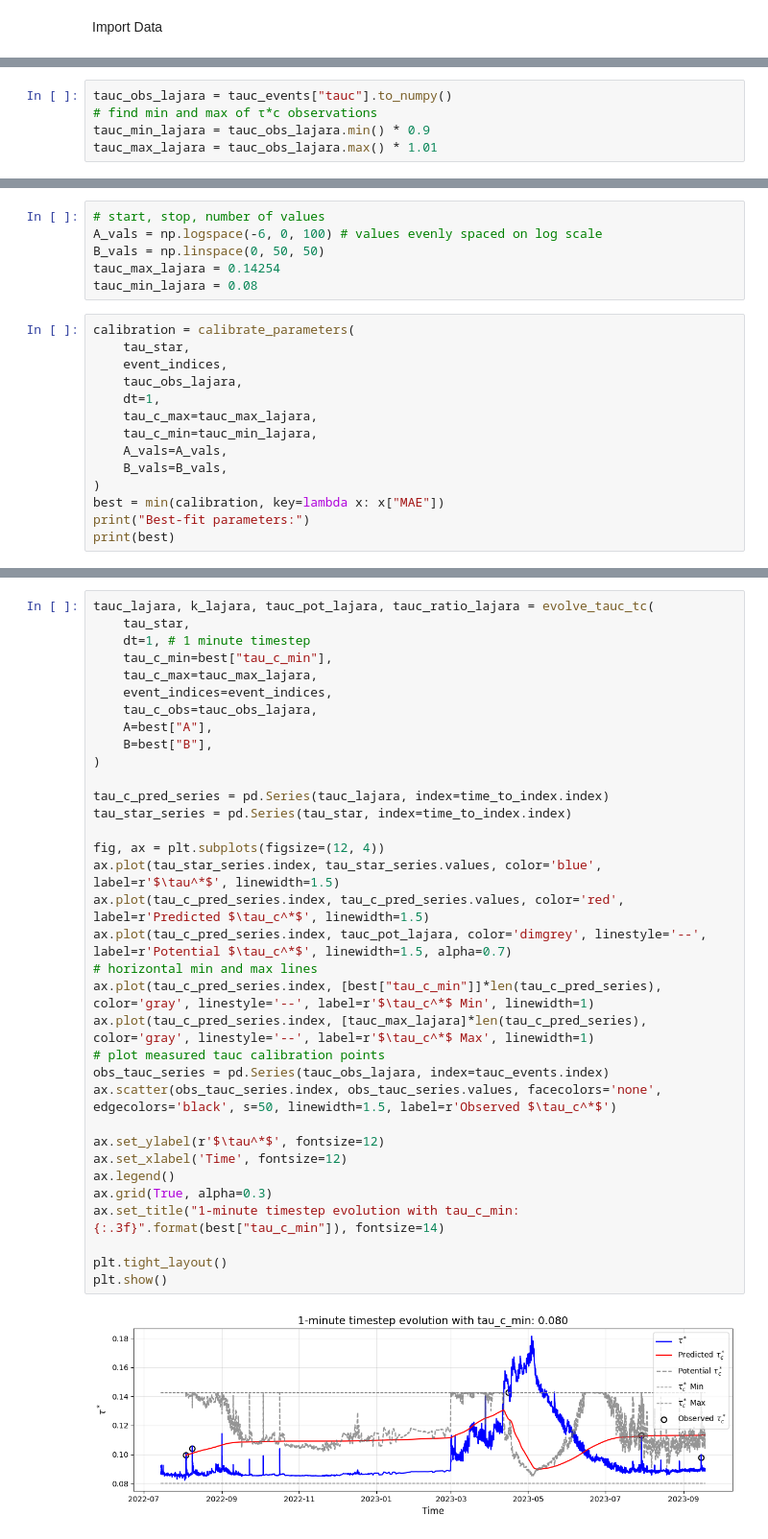
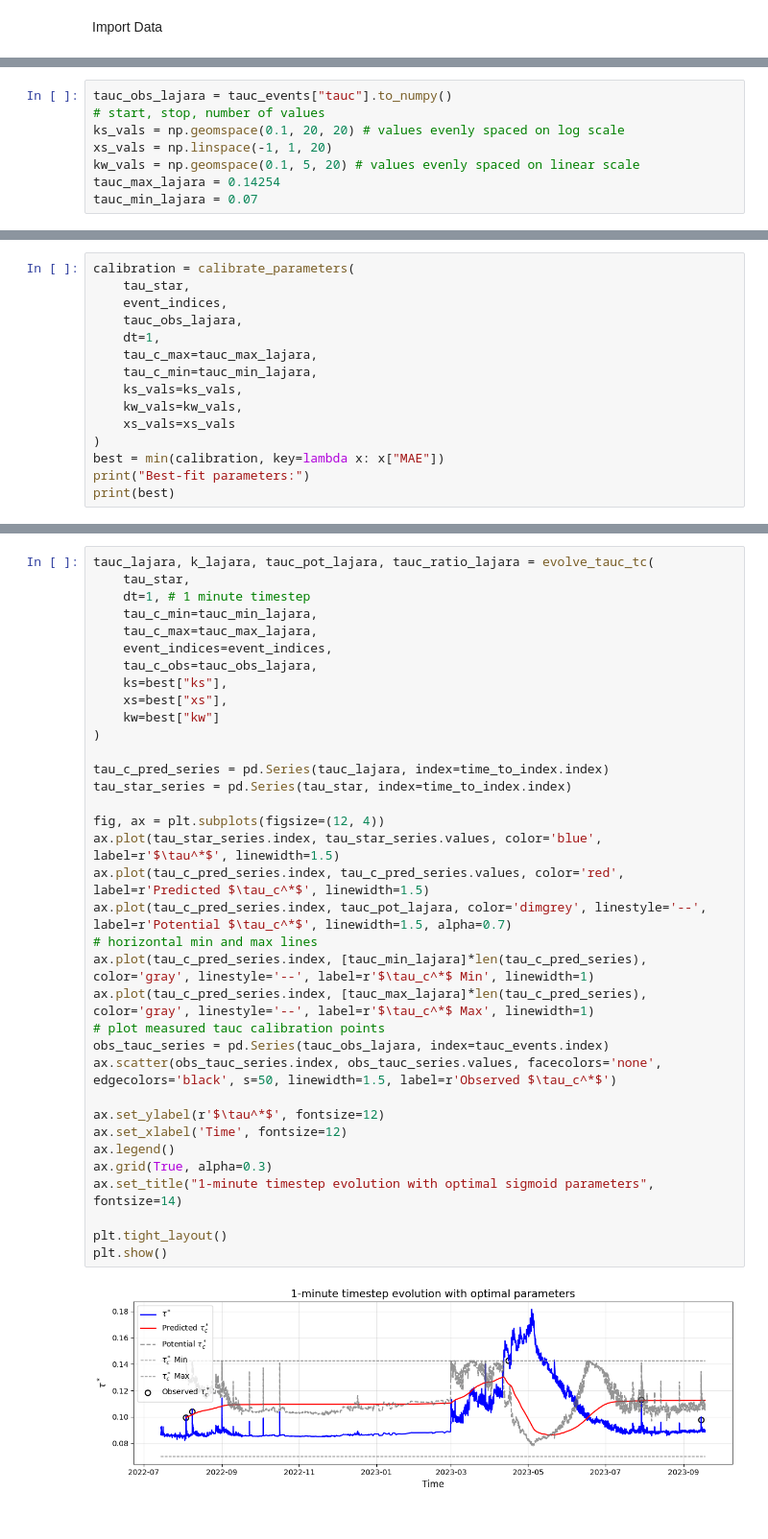
Before and after one commit to nicole-hucke/shear_stress_paper, a Jupyter notebook: antecedent_conditions/predictive_equation/sigmoid_iterations/finding_optimal_sigmoid_params.ipynb, the cells around one changed output, grey strips where cells are left out. Shown at 96% size. Saved outputs shown, nothing was run; the diff lists cells and outputs as text.

Commit message:
sigmoid parameter calibration
now will vary ALL OF THEM!!!!!!!!!!!!! (wish me luck world)

```diff
--- a/antecedent_conditions/predictive_equation/sigmoid_iterations/finding_optimal_sigmoid_params.ipynb
+++ b/antecedent_conditions/predictive_equation/sigmoid_iterations/finding_optimal_sigmoid_params.ipynb
@@ -237,5 +236,8 @@ Run Full La Jara Record
 # %%
 tauc_obs_lajara = tauc_events["tauc"].to_numpy()
-# find min and max of τ*c observations
-tauc_min_lajara = tauc_obs_lajara.min() * 0.9
-tauc_max_lajara = tauc_obs_lajara.max() * 1.01
+# start, stop, number of values
+ks_vals = np.geomspace(0.1, 20, 20) # values evenly spaced on log scale
+xs_vals = np.linspace(-1, 1, 20)
+kw_vals = np.geomspace(0.1, 5, 20) # values evenly spaced on linear scale
+tauc_max_lajara = 0.14254
+tauc_min_lajara = 0.07
@@ -284,9 +244,3 @@ Calculated dt: 1.0 minutes
-# %%
-# start, stop, number of values
-A_vals = np.logspace(-6, 0, 100) # values evenly spaced on log scale
-B_vals = np.linspace(0, 50, 50)
-tauc_max_lajara = 0.14254
-tauc_min_lajara = 0.08
 # %%
 calibration = calibrate_parameters(
     tau_star,
@@ -295,8 +249,9 @@ calibration = calibrate_parameters(
     dt=1,
     tau_c_max=tauc_max_lajara,
     tau_c_min=tauc_min_lajara,
-    A_vals=A_vals,
-    B_vals=B_vals,
+    ks_vals=ks_vals,
+    kw_vals=kw_vals,
+    xs_vals=xs_vals
 )
 best = min(calibration, key=lambda x: x["MAE"])
 print("Best-fit parameters:")
@@ -322,39 +279,40 @@ Best-fit parameters:
 # %%
 tauc_lajara, k_lajara, tauc_pot_lajara, tauc_ratio_lajara = evolve_tauc_tc(
     tau_star,
     dt=1, # 1 minute timestep
-    tau_c_min=best["tau_c_min"],
+    tau_c_min=tauc_min_lajara,
     tau_c_max=tauc_max_lajara,
     event_indices=event_indices,
     tau_c_obs=tauc_obs_lajara,
-    A=best["A"],
-    B=best["B"],
+    ks=best["ks"],
+    xs=best["xs"],
+    kw=best["kw"]
 )
 
 tau_c_pred_series = pd.Series(tauc_lajara, index=time_to_index.index)
 tau_star_series = pd.Series(tau_star, index=time_to_index.index)
 
 fig, ax = plt.subplots(figsize=(12, 4))
 ax.plot(tau_star_series.index, tau_star_series.values, color='blue', label=r'$\tau^*$', linewidth=1.5)
 ax.plot(tau_c_pred_series.index, tau_c_pred_series.values, color='red', label=r'Predicted $\tau_c^*$', linewidth=1.5)
 ax.plot(tau_c_pred_series.index, tauc_pot_lajara, color='dimgrey', linestyle='--', label=r'Potential $\tau_c^*$', linewidth=1.5, alpha=0.7)
 # horizontal min and max lines
-ax.plot(tau_c_pred_series.index, [best["tau_c_min"]]*len(tau_c_pred_series), color='gray', linestyle='--', label=r'$\tau_c^*$ Min', linewidth=1)
+ax.plot(tau_c_pred_series.index, [tauc_min_lajara]*len(tau_c_pred_series), color='gray', linestyle='--', label=r'$\tau_c^*$ Min', linewidth=1)
 ax.plot(tau_c_pred_series.index, [tauc_max_lajara]*len(tau_c_pred_series), color='gray', linestyle='--', label=r'$\tau_c^*$ Max', linewidth=1)
 # plot measured tauc calibration points
 obs_tauc_series = pd.Series(tauc_obs_lajara, index=tauc_events.index)
 ax.scatter(obs_tauc_series.index, obs_tauc_series.values, facecolors='none', edgecolors='black', s=50, linewidth=1.5, label=r'Observed $\tau_c^*$')
 
 ax.set_ylabel(r'$\tau^*$', fontsize=12)
 ax.set_xlabel('Time', fontsize=12)
 ax.legend()
 ax.grid(True, alpha=0.3)
-ax.set_title("1-minute timestep evolution with tau_c_min: {:.3f}".format(best["tau_c_min"]), fontsize=14)
+ax.set_title("1-minute timestep evolution with optimal sigmoid parameters", fontsize=14)
 
 plt.tight_layout()
 plt.show()
 # %% [output]
-[figure, old version]
+[figure, new version]
 # %%
 # sensitivity filter: keep parameter sets within 10% of the best MAE
 calibration_df = pd.DataFrame(calibration)
```
Also changed, not shown: parts of 13 cells of this notebook, 1 other file.
